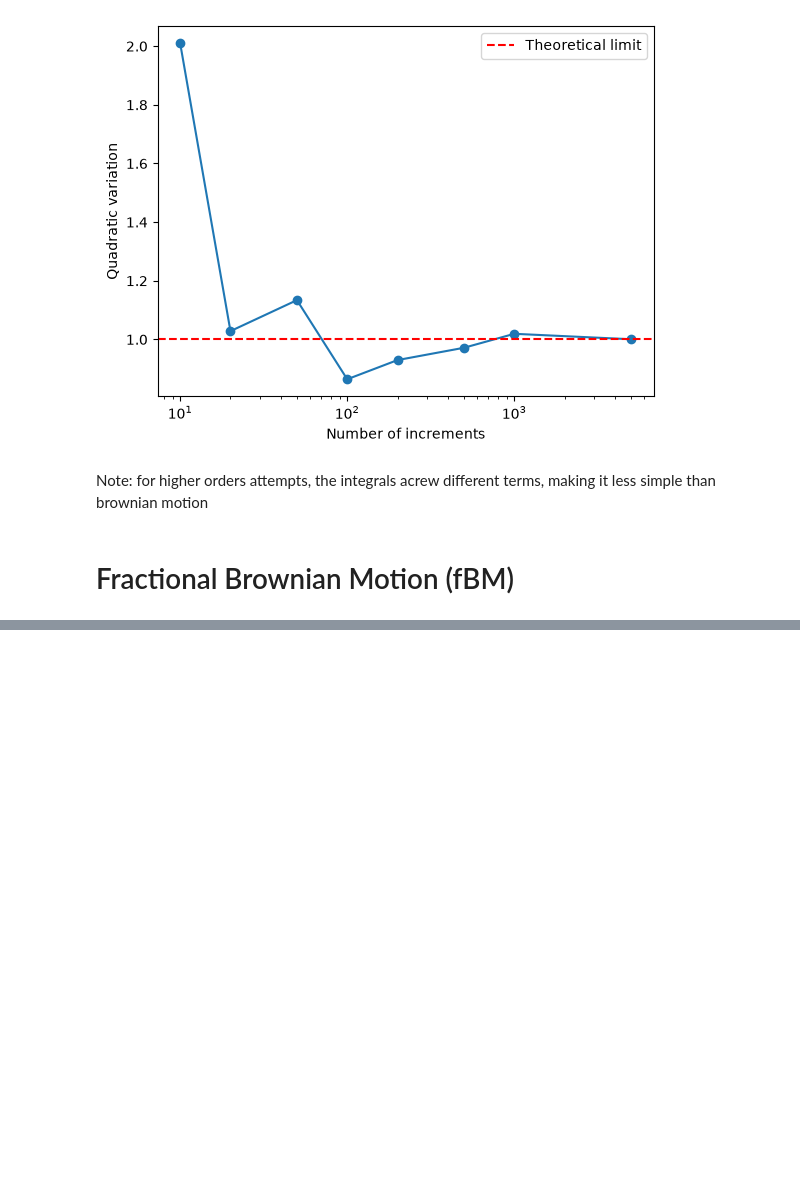
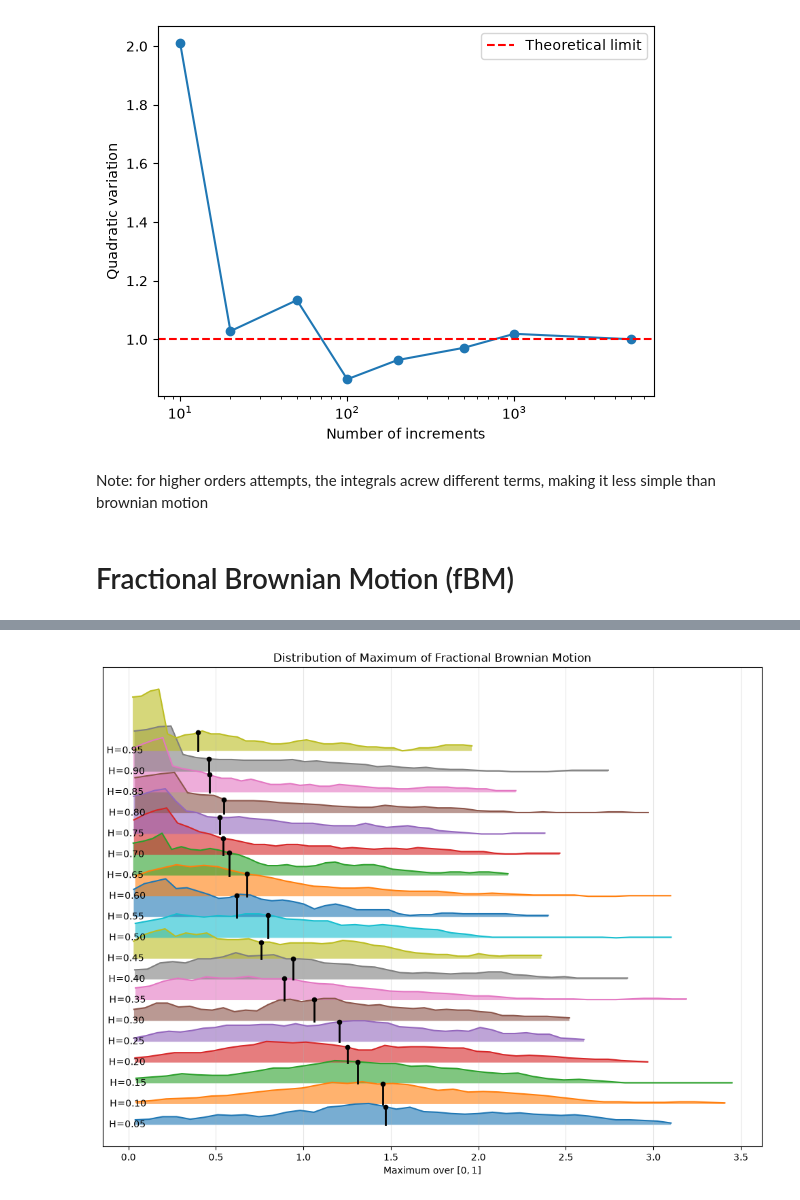
Before and after one commit to nanxij/surim-brownian-exploration, a Jupyter notebook: notebooks/week2.ipynb, the cells around one changed output, grey strips where cells are left out. Cells and saved outputs as stored; diff of their text form; code cells hidden in the pictures; blank space fills up the shorter version.

```diff
--- a/notebooks/week2.ipynb
+++ b/notebooks/week2.ipynb
@@ -131,0 +194,97 @@ plt.show()
+# %%
+import numpy as np
+import matplotlib.pyplot as plt
+
+# ----------------------------------------------------
+# Assumes df has columns:
+#   H        (strings like "0.1", "0.2", ...)
+#   Maximum
+# ----------------------------------------------------
+
+def smooth(y, window=7):
+    """Simple moving average smoother."""
+    kernel = np.ones(window) / window
+    return np.convolve(y, kernel, mode="same")
+
+
+Hs = sorted(df["H"].unique(), key=float)
+
+plt.figure(figsize=(10, 8))
+
+offset = 0.6
+
+for i, H in enumerate(Hs):
+
+    data = df[df["H"] == H]["Maximum"].values
+
+    # Histogram estimate
+    density, bins = np.histogram(
+        data,
+        bins=40,
+        density=True
+    )
+
+    x = 0.5 * (bins[:-1] + bins[1:])
+
+    # Smooth density
+    density = smooth(density, window=7)
+
+    baseline = i * offset
+    ridge = baseline + density
+
+    # Filled ridge
+    plt.fill_between(
+        x,
+        baseline,
+        ridge,
+        alpha=0.6
+    )
+
+    # Outline
+    plt.plot(
+        x,
+        ridge,
+        linewidth=1.5
+    )
+
+    # Mean of the distribution
+    mean = np.mean(data)
+
+    # Height of ridge at the mean (interpolate)
+    mean_height = np.interp(mean, x, ridge)
+
+    # Mean line
+    plt.plot(
+        [mean, mean],
+        [baseline, mean_height],
+        color="black",
+        linewidth=2
+    )
+
+    # Mean dot
+    plt.scatter(
+        mean,
+        mean_height,
+        color="black",
+        s=20,
+        zorder=5
+    )
+
+    # H labels
+    plt.text(
+        x.min() - 0.15,
+        baseline,
+        f"H={H}",
+        va="center",
+        fontsize=10
+    )
+
+plt.xlabel("Maximum over $[0,1]$")
+plt.yticks([])
+plt.title("Distribution of Maximum of Fractional Brownian Motion")
+plt.grid(axis="x", alpha=0.3)
+
+plt.tight_layout()
+plt.show()
+# %% [output]
+[figure, added]
```
Also changed, not shown: parts of 3 cells of this notebook.
